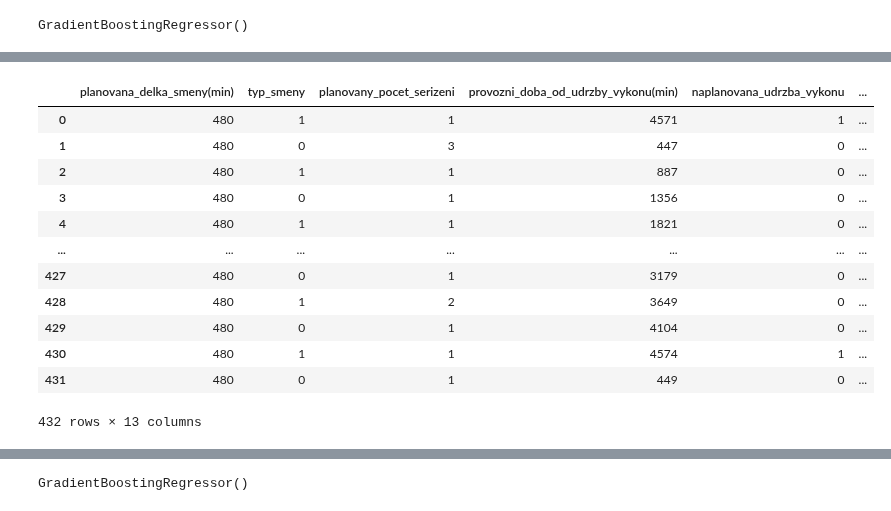
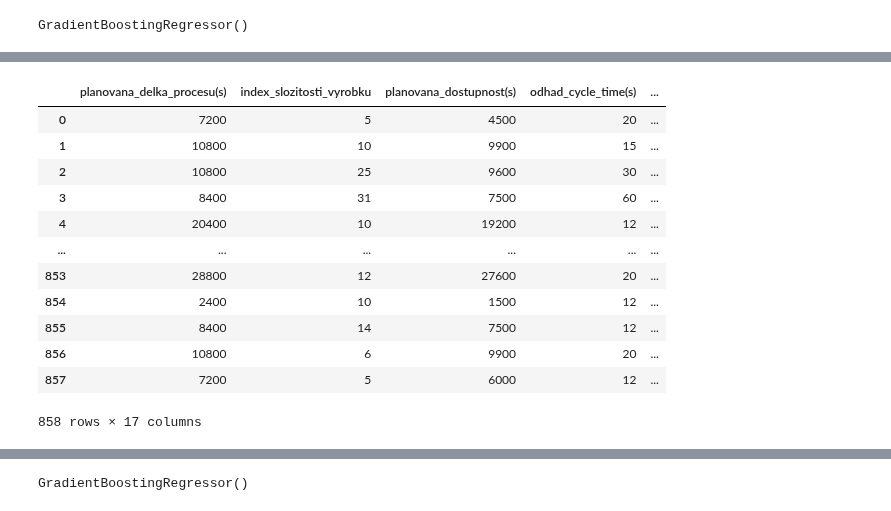
Before and after one commit to GeorgeWbk/dp2024, a Jupyter notebook: Diplomka.ipynb, the cells around one changed output, grey strips where cells are left out. Cells and saved outputs as stored; diff of their text form; code cells hidden in the pictures.

```diff
--- a/Diplomka.ipynb
+++ b/Diplomka.ipynb
@@ -286,35 +284,33 @@ Gradient Boost Regressor MAPE:
 #                                                     #
 #######################################################
 # %%
-# Úprava df_performance
+# Úprava dataframu df_performance
 
 # Opětovný import kvůli debugování
 df_performance = pd.read_csv('vykon.csv')
 
-# Odebrání sloupce s ID smeny
+# Odebrání sloupců s ID smeny a ID procesu
 df_performance = df_performance.drop('id_smeny', axis=1)
+df_performance = df_performance.drop('id_procesu', axis=1)
 
-# Enkódování typu směny ranní = 1, odpolední = 0
-df_performance['typ_smeny'] = df_performance['typ_smeny'].map({'ranni': 1, 'odpoledni': 0})
-
-# Enkódování operátora
-df_enc_performance = pd.get_dummies(df_performance, columns=['operator_zam_cislo'])
+# Enkódování typu smeny, operátora a typu výrobku
+df_enc_performance = pd.get_dummies(df_performance, columns=['typ_smeny','operator_zam_cislo','typ_vyrobku'])
 
 # Ukázka enkódovaných dat
 df_enc_performance
 # %% [output]
-|  | planovana_delka_smeny(min) | typ_smeny | planovany_pocet_serizeni | provozni_doba_od_udrzby_vykonu(min) | naplanovana_udrzba_vykonu | ... |
-| 0 | 480 | 1 | 1 | 4571 | 1 | ... |
-| 1 | 480 | 0 | 3 | 447 | 0 | ... |
-| 2 | 480 | 1 | 1 | 887 | 0 | ... |
-| 3 | 480 | 0 | 1 | 1356 | 0 | ... |
-| 4 | 480 | 1 | 1 | 1821 | 0 | ... |
-| ... | ... | ... | ... | ... | ... | ... |
-| 427 | 480 | 0 | 1 | 3179 | 0 | ... |
-| 428 | 480 | 1 | 2 | 3649 | 0 | ... |
-| 429 | 480 | 0 | 1 | 4104 | 0 | ... |
-| 430 | 480 | 1 | 1 | 4574 | 1 | ... |
-| 431 | 480 | 0 | 1 | 449 | 0 | ... |
+|  | planovana_delka_procesu(s) | index_slozitosti_vyrobku | planovana_dostupnost(s) | odhad_cycle_time(s) | ... |
+| 0 | 7200 | 5 | 4500 | 20 | ... |
+| 1 | 10800 | 10 | 9900 | 15 | ... |
+| 2 | 10800 | 25 | 9600 | 30 | ... |
+| 3 | 8400 | 31 | 7500 | 60 | ... |
+| 4 | 20400 | 10 | 19200 | 12 | ... |
+| ... | ... | ... | ... | ... | ... |
+| 853 | 28800 | 12 | 27600 | 20 | ... |
+| 854 | 2400 | 10 | 1500 | 12 | ... |
+| 855 | 8400 | 14 | 7500 | 12 | ... |
+| 856 | 10800 | 6 | 9900 | 20 | ... |
+| 857 | 7200 | 5 | 6000 | 12 | ... |
-432 rows × 13 columns
+858 rows × 17 columns
 # %%
 #Rozdělení (SPLIT) na vstupní a výstupní data (X, y)
```
Also changed, not shown: parts of 40 cells of this notebook.
